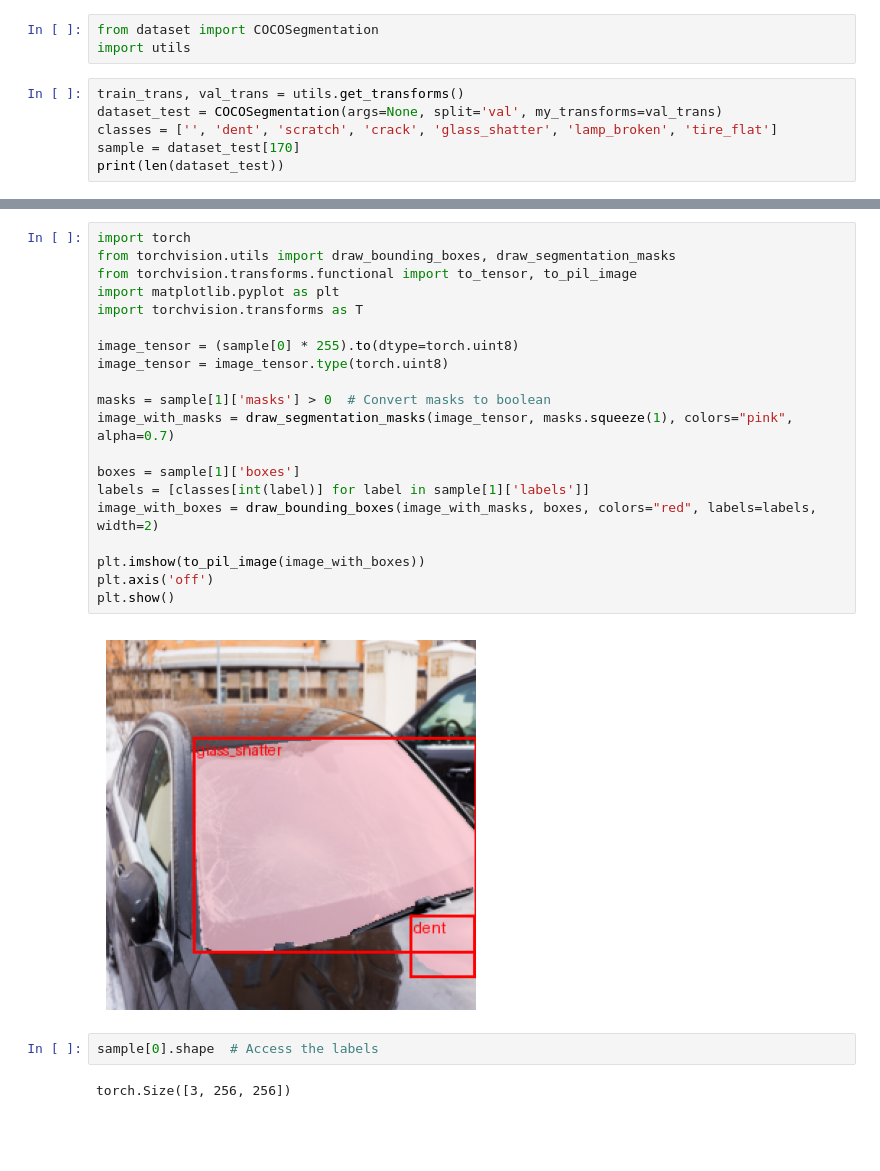
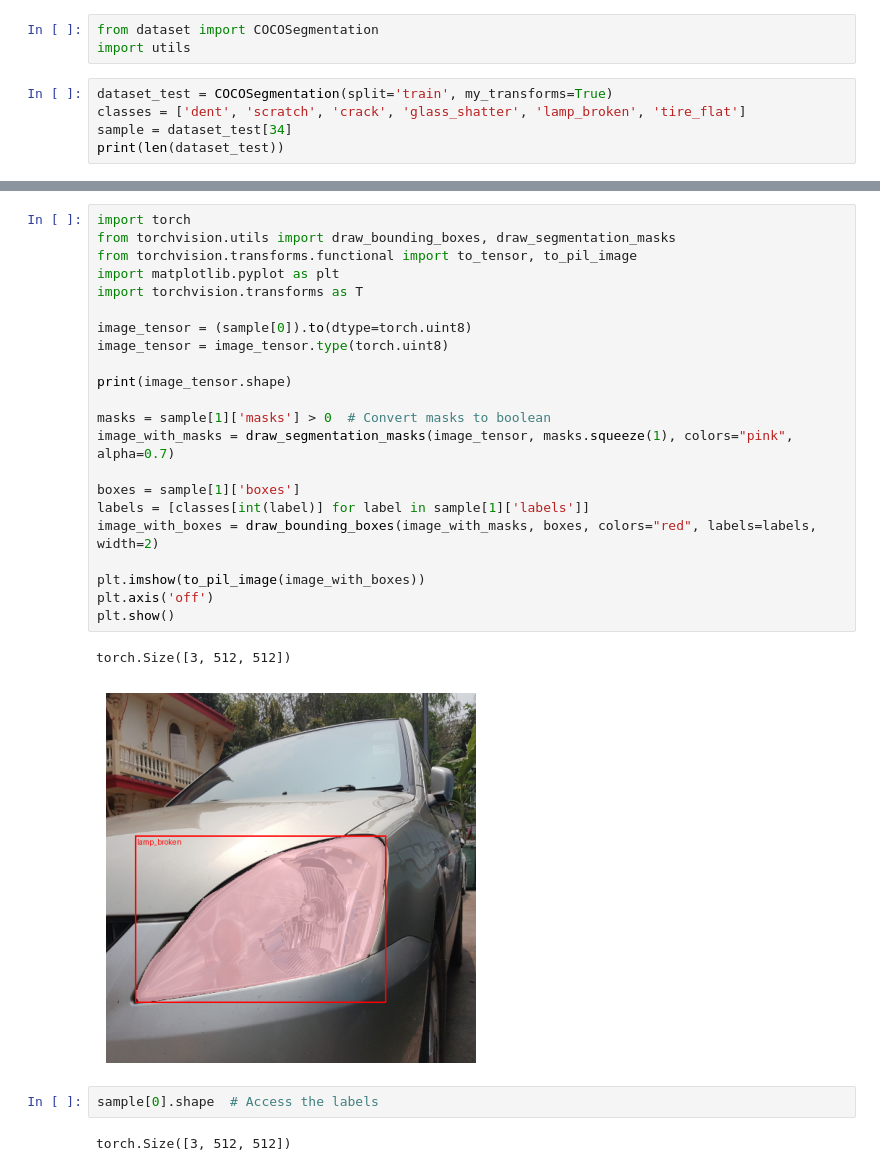
Before and after one commit to DragosChileban/Thesis, a Jupyter notebook: visualize.ipynb, the cells around one changed output, grey strips where cells are left out. Cells and saved outputs as stored; diff of their text form; blank space fills up the shorter version.

```diff
--- a/visualize.ipynb
+++ b/visualize.ipynb
@@ -2,10 +2,9 @@
 from dataset import COCOSegmentation
 import utils
 # %%
-train_trans, val_trans = utils.get_transforms()
-dataset_test = COCOSegmentation(args=None, split='val', my_transforms=val_trans)
-classes = ['', 'dent', 'scratch', 'crack', 'glass_shatter', 'lamp_broken', 'tire_flat']
-sample = dataset_test[170]
+dataset_test = COCOSegmentation(split='train', my_transforms=True)
+classes = ['dent', 'scratch', 'crack', 'glass_shatter', 'lamp_broken', 'tire_flat']
+sample = dataset_test[34]
 print(len(dataset_test))
 # %% [output]
 loading annotations into memory...
@@ -16,26 +25,29 @@ index created!
 # %%
 import torch
 from torchvision.utils import draw_bounding_boxes, draw_segmentation_masks
 from torchvision.transforms.functional import to_tensor, to_pil_image
 import matplotlib.pyplot as plt
 import torchvision.transforms as T
 
-image_tensor = (sample[0] * 255).to(dtype=torch.uint8)
+image_tensor = (sample[0]).to(dtype=torch.uint8)
 image_tensor = image_tensor.type(torch.uint8)
+
+print(image_tensor.shape)
 
 masks = sample[1]['masks'] > 0  # Convert masks to boolean
 image_with_masks = draw_segmentation_masks(image_tensor, masks.squeeze(1), colors="pink", alpha=0.7)
 
 boxes = sample[1]['boxes']
 labels = [classes[int(label)] for label in sample[1]['labels']]
 image_with_boxes = draw_bounding_boxes(image_with_masks, boxes, colors="red", labels=labels, width=2)
 
 plt.imshow(to_pil_image(image_with_boxes))
 plt.axis('off')
 plt.show()
 # %% [output]
+torch.Size([3, 512, 512])
-[figure, old version]
+[figure, new version]
 # %%
 sample[0].shape  # Access the labels
 # %% [output]
-torch.Size([3, 256, 256])
+torch.Size([3, 512, 512])
```
Also changed, not shown: parts of 2 cells of this notebook, 4 other files.
